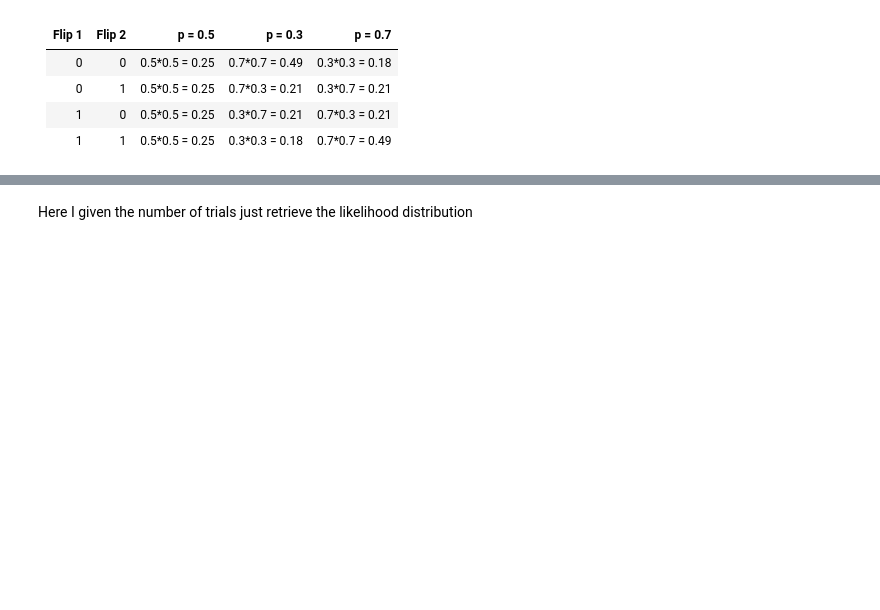
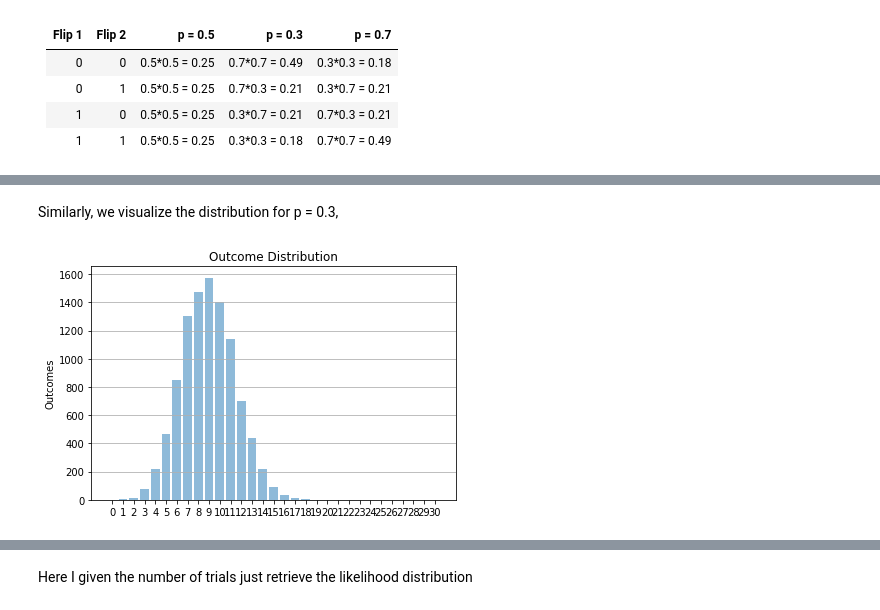
Before and after one commit to dpai/LeraningWorkspace, a Jupyter notebook: Statistics/montecarlosim.ipynb, the cells around one changed output, grey strips where cells are left out. Saved outputs shown, nothing was run; the diff lists cells and outputs as text; code cells hidden in the pictures; blank space fills up the shorter version.

```diff
--- a/Statistics/montecarlosim.ipynb
+++ b/Statistics/montecarlosim.ipynb
@@ -84,0 +114,7 @@ Now if instead of flipping 1 coin, we want to find the probability distribution
+# %% [markdown]
+Similarly, we visualize the distribution for p = 0.3,
+# %%
+joint_thirty_1_flip = coin_flip_sets(num_coin_flips=30, p = 0.3, nSamples=10000)
+plotdistribution(np.sum(joint_thirty_1_flip, axis=1, dtype=np.int64), np.arange(31))
+# %% [output]
+[figure, added]
```
Also changed, not shown: parts of 18 cells of this notebook.
